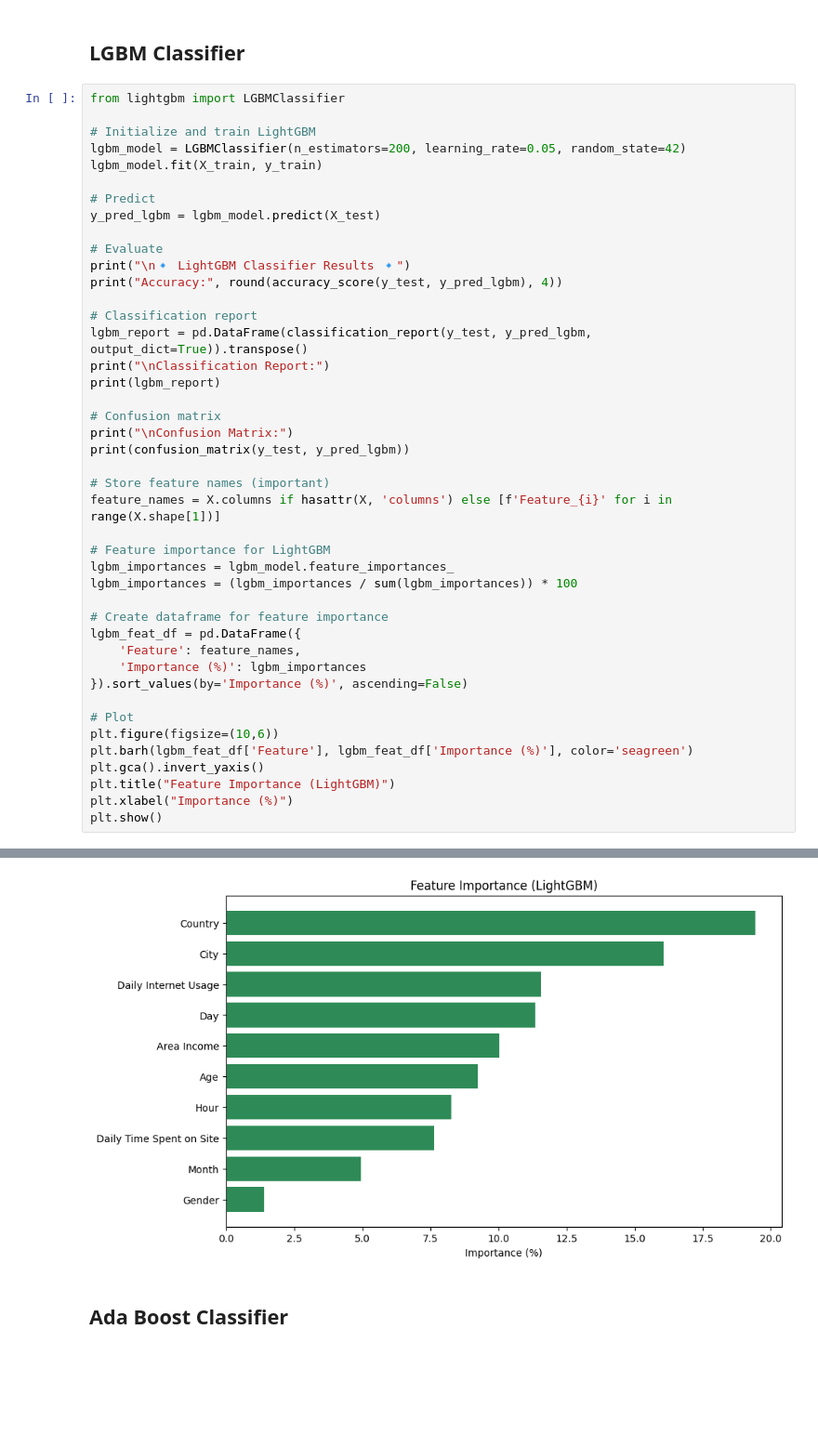
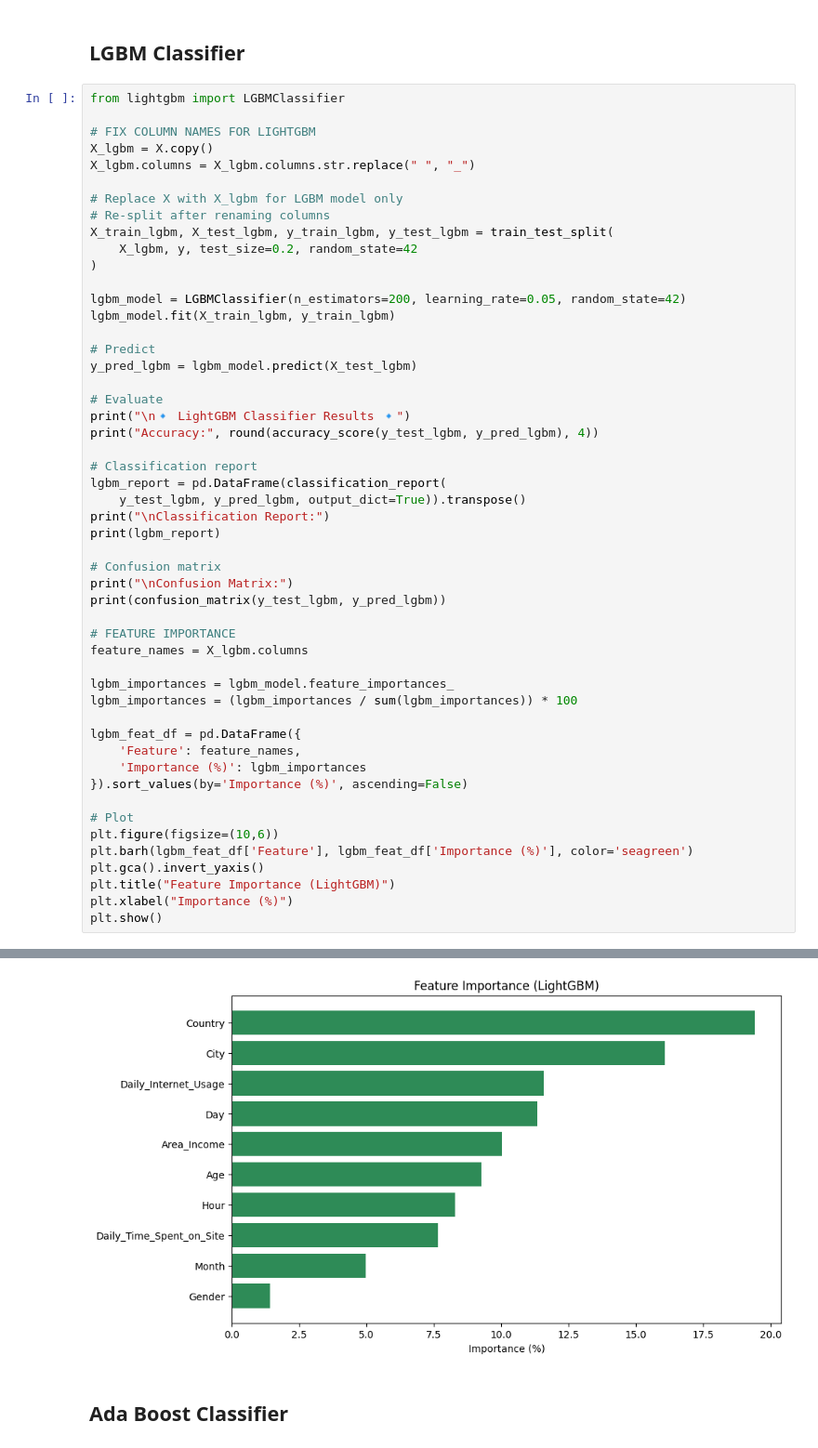
Before and after one commit to shreyamsis2025-msis/CTR_Project, a Jupyter notebook: ctr_prediction.ipynb, the cells around one changed output, grey strips where cells are left out. Shown: that part at 93% size. Cells and saved outputs as stored; diff of their text form; blank space fills up the shorter version.

```diff
--- a/ctr_prediction.ipynb
+++ b/ctr_prediction.ipynb
@@ -171,34 +171,42 @@ plt.show()
 # %%
 from lightgbm import LGBMClassifier
 
-# Initialize and train LightGBM
+# FIX COLUMN NAMES FOR LIGHTGBM
+X_lgbm = X.copy()
+X_lgbm.columns = X_lgbm.columns.str.replace(" ", "_")
+
+# Replace X with X_lgbm for LGBM model only
+# Re-split after renaming columns
+X_train_lgbm, X_test_lgbm, y_train_lgbm, y_test_lgbm = train_test_split(
+    X_lgbm, y, test_size=0.2, random_state=42
+)
+
 lgbm_model = LGBMClassifier(n_estimators=200, learning_rate=0.05, random_state=42)
-lgbm_model.fit(X_train, y_train)
+lgbm_model.fit(X_train_lgbm, y_train_lgbm)
 
 # Predict
-y_pred_lgbm = lgbm_model.predict(X_test)
+y_pred_lgbm = lgbm_model.predict(X_test_lgbm)
 
 # Evaluate
 print("\n🔹 LightGBM Classifier Results 🔹")
-print("Accuracy:", round(accuracy_score(y_test, y_pred_lgbm), 4))
+print("Accuracy:", round(accuracy_score(y_test_lgbm, y_pred_lgbm), 4))
 
 # Classification report
-lgbm_report = pd.DataFrame(classification_report(y_test, y_pred_lgbm, output_dict=True)).transpose()
+lgbm_report = pd.DataFrame(classification_report(
+    y_test_lgbm, y_pred_lgbm, output_dict=True)).transpose()
 print("\nClassification Report:")
 print(lgbm_report)
 
 # Confusion matrix
 print("\nConfusion Matrix:")
-print(confusion_matrix(y_test, y_pred_lgbm))
+print(confusion_matrix(y_test_lgbm, y_pred_lgbm))
 
-# Store feature names (important)
-feature_names = X.columns if hasattr(X, 'columns') else [f'Feature_{i}' for i in range(X.shape[1])]
+# FEATURE IMPORTANCE
+feature_names = X_lgbm.columns
 
-# Feature importance for LightGBM
 lgbm_importances = lgbm_model.feature_importances_
 lgbm_importances = (lgbm_importances / sum(lgbm_importances)) * 100
 
-# Create dataframe for feature importance
 lgbm_feat_df = pd.DataFrame({
     'Feature': feature_names,
     'Importance (%)': lgbm_importances
@@ -228,8 +233,8 @@ Accuracy: 0.871
 
 Confusion Matrix:
 [[889 125]
  [133 853]]
-[figure, old version]
+[figure, new version]
 # %% [markdown]
 ## Ada Boost Classifier
 # %%
```
Also changed, not shown: parts of 18 cells of this notebook.
